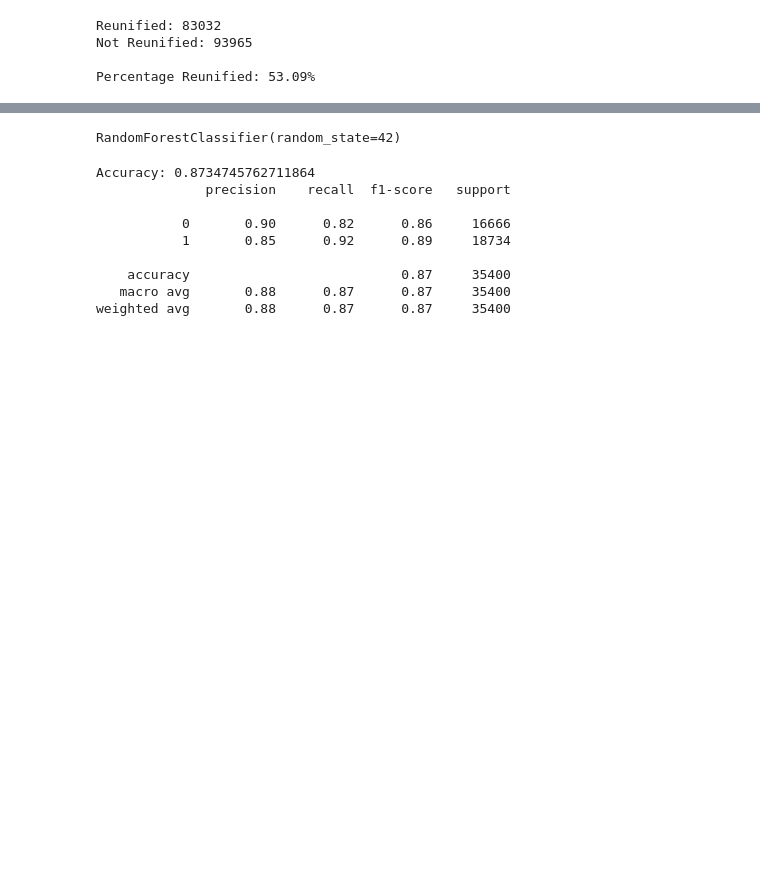
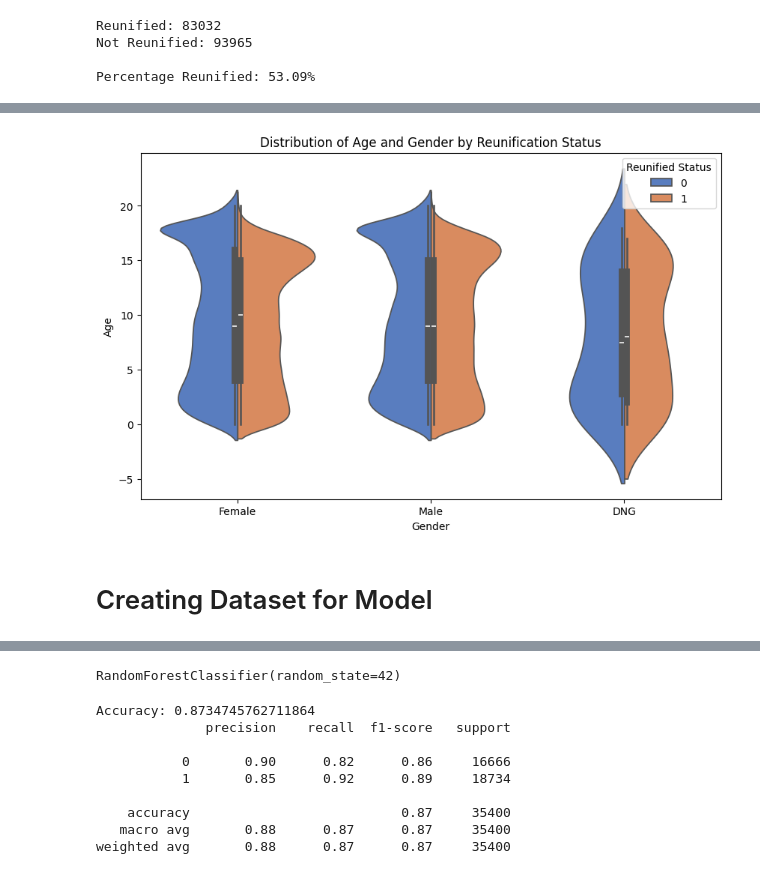
Before and after one commit to sophie2chance2/foster_care_analysis, a Jupyter notebook: working.ipynb, the cells around one changed output, grey strips where cells are left out. Cells and saved outputs as stored; diff of their text form; code cells hidden in the pictures; blank space fills up the shorter version.

```diff
--- a/working.ipynb
+++ b/working.ipynb
@@ -90,3 +157,17 @@ import seaborn as sns
+# %%
+plt.figure(figsize=(10, 6))
+sns.violinplot(x="Sex", y="AgeAtEnd", hue="reunified", data=chart_df, palette="muted", split=True)
+
+plt.title('Distribution of Age and Gender by Reunification Status')
+plt.xlabel('Gender')
+plt.ylabel('Age')
+plt.legend(title='Reunified Status')
+
+plt.show()
+# %% [output]
+[figure, added]
+# %% [markdown]
+# Creating Dataset for Model
 # %%
 from sklearn.model_selection import train_test_split
 # %%
```
Also changed, not shown: parts of 23 cells of this notebook, 2 other files.
